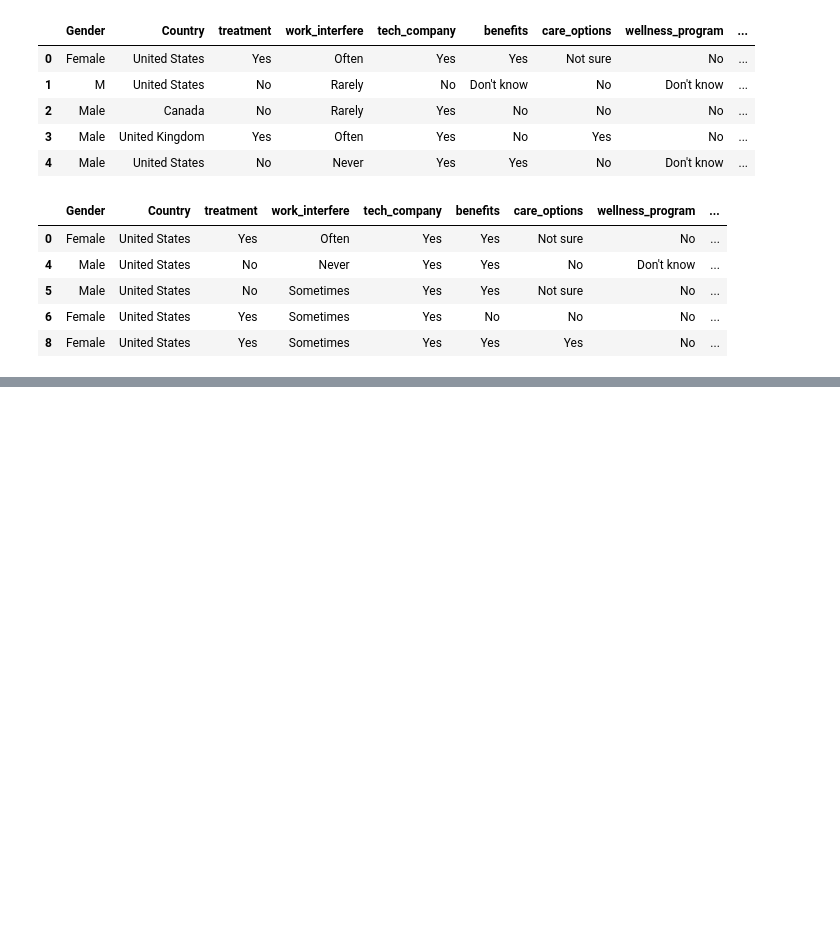
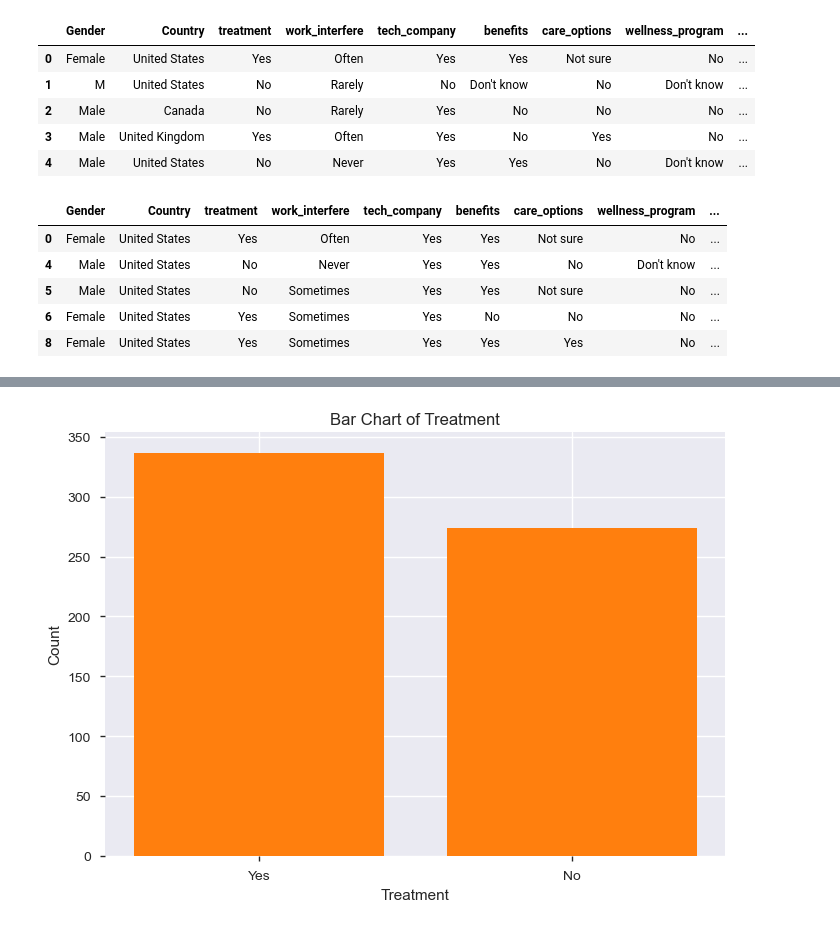
Before and after one commit to ubco-W2022T2-data301/project-group-group-49, a Jupyter notebook: analysis/analysis2.ipynb, the cells around one changed output, grey strips where cells are left out. Cells and saved outputs as stored; diff of their text form; code cells hidden in the pictures; blank space fills up the shorter version.

```diff
--- a/analysis/analysis2.ipynb
+++ b/analysis/analysis2.ipynb
@@ -99,0 +271,12 @@ ValueError: Grouper and axis must be same length
+# %%
+# Count the frequency of each unique value in the "treatment" column
+treatment_counts = data['treatment'].value_counts()
+
+# Create a bar chart of the treatment counts
+plt.bar(treatment_counts.index, treatment_counts.values)
+plt.xlabel('Treatment')
+plt.ylabel('Count')
+plt.title('Bar Chart of Treatment')
+plt.show()
+# %% [output]
+[figure, added]
```
Also changed, not shown: parts of 21 cells of this notebook, 1 other file.
